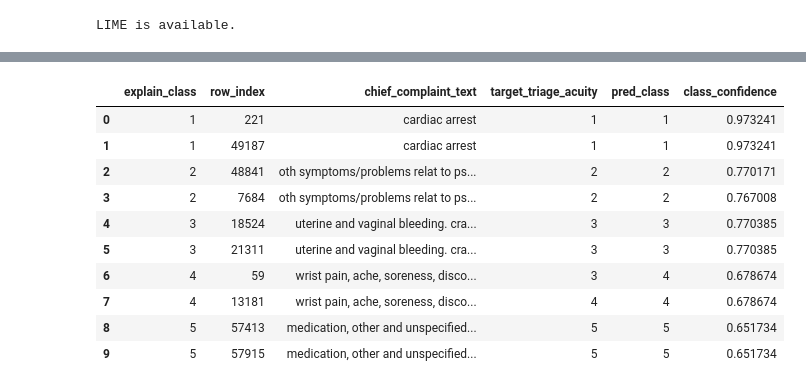
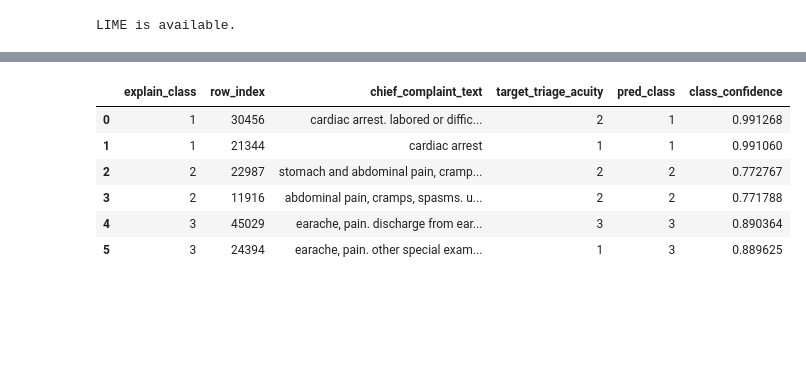
Before and after one commit to Reaper-ai/traigegeist, a Jupyter notebook: notebooks/nlp_lime_explanations.ipynb, the cells around one changed output, grey strips where cells are left out. Drawn from its saved outputs; the diff is of its cells as text; code cells hidden in the pictures; blank space fills up the shorter version.

```diff
--- a/notebooks/nlp_lime_explanations.ipynb
+++ b/notebooks/nlp_lime_explanations.ipynb
@@ -212,11 +251,15 @@ def predict_proba_texts(texts, batch_size: int = 64) -> np.ndarray:
                 input_ids=enc["input_ids"].to(DEVICE),
                 attention_mask=enc["attention_mask"].to(DEVICE),
             )
-            probs = logits_to_class_probs(logits, NUM_CLASSES).cpu().numpy()
+            probs = logits_to_class_probs(logits, MODEL_NUM_CLASSES).cpu().numpy()
+
+            if USE_MERGED_3CLASS_ANALYSIS and MODEL_NUM_CLASSES == 5:
+                probs = merge_probs_5_to_3(probs)
+
         all_probs.append(probs)
 
     if not all_probs:
-        return np.empty((0, NUM_CLASSES), dtype=np.float32)
+        return np.empty((0, ANALYSIS_NUM_CLASSES), dtype=np.float32)
 
     return np.vstack(all_probs).astype(np.float32)
 
@@ -242,21 +285,64 @@ data = (
     .copy()
 )
 data["target_triage_acuity"] = data["target_triage_acuity"].astype(int)
+
+if USE_MERGED_3CLASS_ANALYSIS:
+    data["target_triage_acuity"] = remap_series_5_to_3(data["target_triage_acuity"])
+    data = data.dropna(subset=["target_triage_acuity"]).copy()
+    data["target_triage_acuity"] = data["target_triage_acuity"].astype(int)
+
 data["text_clean"] = data["chief_complaint_text"].map(expand_text)
 data["row_index"] = data.index
 
+pred_df = None
 if PRED_PATH.exists():
-    pred_df = pd.read_csv(PRED_PATH)
-else:
+    try:
+        pred_df = pd.read_csv(PRED_PATH, low_memory=False)
+    except Exception as e:
+        print(f"Warning: default CSV parse failed for {PRED_PATH}: {e}")
+        try:
+            pred_df = pd.read_csv(PRED_PATH, engine="python", on_bad_lines="skip")
+            print("Loaded prediction CSV with fallback parser (engine='python', on_bad_lines='skip').")
+        except Exception as e2:
+            print(f"Warning: fallback CSV parse also failed: {e2}")
+            pred_df = None
+
+if pred_df is None:
+    print("Computing prediction probabilities directly from model outputs.")
     probs = predict_proba_texts(data["text_clean"].tolist(), batch_size=32)
-    pred_df = pd.DataFrame({
-        "row_index": data["row_index"].to_numpy(),
-        "pred_class": np.argmax(probs, axis=1) + 1,
-    })
-    for c in range(NUM_CLASSES):
+    pred_df = pd.DataFrame({"row_index": data["row_index"].to_numpy()})
+    for c in range(ANALYSIS_NUM_CLASSES):
         pred_df[f"prob_class_{c+1}"] = probs[:, c]
 
-required_cols = {"row_index", "pred_class"} | {f"prob_class_{c+1}" for c in range(NUM_CLASSES)}
+if "row_index" not in pred_df.columns:
+    pred_df["row_index"] = np.arange(len(pred_df))
+
+pred_df = pred_df.drop_duplicates(subset=["row_index"], keep="first").copy()
+
+prob_cols_existing = [c for c in pred_df.columns if c.startswith("prob_class_")]
+prob_cols_existing = sorted(prob_cols_existing, key=lambda x: int(x.split("_")[-1]))
+
+if not prob_cols_existing:
+    probs = predict_proba_texts(data["text_clean"].tolist(), batch_size=32)
+    pred_df = pd.DataFrame({"row_index": data["row_index"].to_numpy()})
+    for c in range(ANALYSIS_NUM_CLASSES):
+        pred_df[f"prob_class_{c+1}"] = probs[:, c]
+else:
+    prob_arr = pred_df[prob_cols_existing].to_numpy(dtype=float)
+    if USE_MERGED_3CLASS_ANALYSIS and prob_arr.shape[1] == 5:
+        prob_arr = merge_probs_5_to_3(prob_arr)
+        pred_df = pred_df[["row_index"]].copy()
+        for c in range(ANALYSIS_NUM_CLASSES):
+            pred_df[f"prob_class_{c+1}"] = prob_arr[:, c]
+    elif prob_arr.shape[1] != ANALYSIS_NUM_CLASSES:
+        raise ValueError(
+            f"Probability columns mismatch: found {prob_arr.shape[1]}, expected {ANALYSIS_NUM_CLASSES}"
+        )
+
+prob_cols = [f"prob_class_{c+1}" for c in range(ANALYSIS_NUM_CLASSES)]
+pred_df["pred_class"] = np.argmax(pred_df[prob_cols].to_numpy(dtype=float), axis=1) + 1
+
+required_cols = {"row_index", "pred_class"} | set(prob_cols)
 missing = sorted(required_cols - set(pred_df.columns))
 if missing:
     raise ValueError(f"Missing required columns in prediction data: {missing}")
@@ -264,7 +350,7 @@ if missing:
 merged = pred_df.merge(
     data[["row_index", "chief_complaint_text", "text_clean", "target_triage_acuity"]],
     on="row_index",
-    how="left",
+    how="inner",
 )
 
 # Conservative defaults to avoid kernel crashes on CPU-limited environments.
@@ -272,7 +358,7 @@ N_EXPLANATIONS_PER_CLASS = 2
 MAX_TOTAL_EXPLANATIONS = 10
 selected_frames = []
 
-for cls in range(1, NUM_CLASSES + 1):
+for cls in range(1, ANALYSIS_NUM_CLASSES + 1):
     class_candidates = merged[merged["pred_class"] == cls].sort_values(
         f"prob_class_{cls}", ascending=False
     ).copy()
@@ -297,43 +383,39 @@ samples_to_explain = samples_to_explain.sort_values(
 
 if len(samples_to_explain) > MAX_TOTAL_EXPLANATIONS:
     samples_to_explain = (
         samples_to_explain.sort_values("class_confidence", ascending=False)
         .head(MAX_TOTAL_EXPLANATIONS)
         .sort_values(["explain_class", "class_confidence"], ascending=[True, False])
         .reset_index(drop=True)
     )
 
 selection_cols = [
     "explain_class",
     "row_index",
     "chief_complaint_text",
     "target_triage_acuity",
     "pred_class",
     "class_confidence",
 ]
 display(samples_to_explain[selection_cols])
 
 class_counts = samples_to_explain["explain_class"].value_counts().sort_index()
 print("Selected rows per class:")
 for cls, cnt in class_counts.items():
     print(f"  class {int(cls)}: {int(cnt)}")
 print(f"Total rows selected for LIME: {len(samples_to_explain)}")
 print(
     f"LIME workload config => N_EXPLANATIONS_PER_CLASS={N_EXPLANATIONS_PER_CLASS}, "
     f"MAX_TOTAL_EXPLANATIONS={MAX_TOTAL_EXPLANATIONS}"
 )
 # %% [output]
 |  | explain_class | row_index | chief_complaint_text | target_triage_acuity | pred_class | class_confidence |
-| 0 | 1 | 221 | cardiac arrest | 1 | 1 | 0.973241 |
-| 1 | 1 | 49187 | cardiac arrest | 1 | 1 | 0.973241 |
-| 2 | 2 | 48841 | oth symptoms/problems relat to ps... | 2 | 2 | 0.770171 |
-| 3 | 2 | 7684 | oth symptoms/problems relat to ps... | 2 | 2 | 0.767008 |
-| 4 | 3 | 18524 | uterine and vaginal bleeding. cra... | 3 | 3 | 0.770385 |
-| 5 | 3 | 21311 | uterine and vaginal bleeding. cra... | 3 | 3 | 0.770385 |
-| 6 | 4 | 59 | wrist pain, ache, soreness, disco... | 3 | 4 | 0.678674 |
-| 7 | 4 | 13181 | wrist pain, ache, soreness, disco... | 4 | 4 | 0.678674 |
-| 8 | 5 | 57413 | medication, other and unspecified... | 5 | 5 | 0.651734 |
-| 9 | 5 | 57915 | medication, other and unspecified... | 5 | 5 | 0.651734 |
+| 0 | 1 | 30456 | cardiac arrest. labored or diffic... | 2 | 1 | 0.991268 |
+| 1 | 1 | 21344 | cardiac arrest | 1 | 1 | 0.991060 |
+| 2 | 2 | 22987 | stomach and abdominal pain, cramp... | 2 | 2 | 0.772767 |
+| 3 | 2 | 11916 | abdominal pain, cramps, spasms. u... | 2 | 2 | 0.771788 |
+| 4 | 3 | 45029 | earache, pain. discharge from ear... | 3 | 3 | 0.890364 |
+| 5 | 3 | 24394 | earache, pain. other special exam... | 1 | 3 | 0.889625 |
 Selected rows per class:
   class 1: 2
   class 2: 2
```
Also changed, not shown: parts of 5 cells of this notebook, 15 other files.
